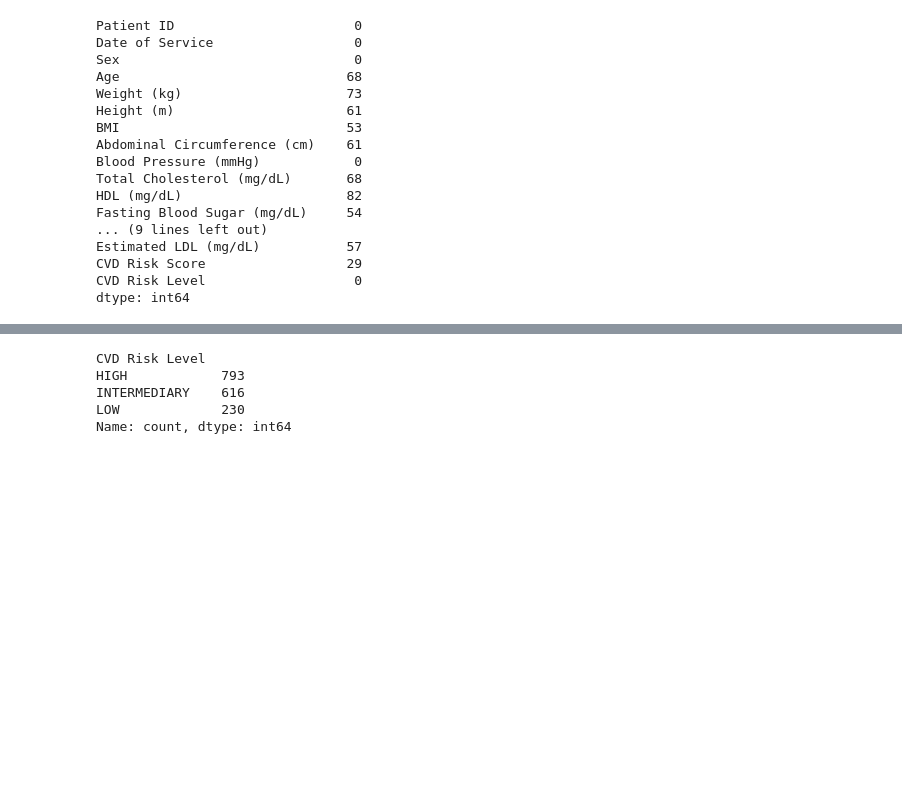
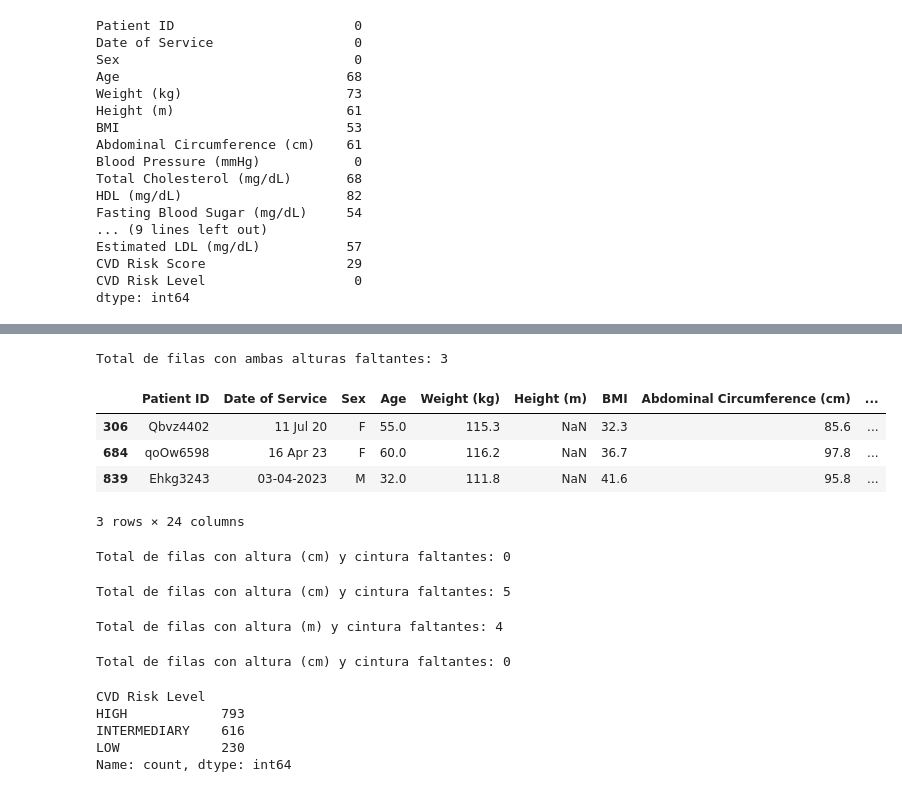
Before and after one commit to AlisonAristizabal/MaterialDeClase-ISIS-2611, a Jupyter notebook: Laboratorios/L1 Regresion Lineal/AnlisisDatos.ipynb, the cells around one changed output, grey strips where cells are left out. Cells and saved outputs as stored; diff of their text form; code cells hidden in the pictures; blank space fills up the shorter version.

```diff
--- a/Laboratorios/L1 Regresion Lineal/AnlisisDatos.ipynb
+++ b/Laboratorios/L1 Regresion Lineal/AnlisisDatos.ipynb
@@ -131,3 +191,36 @@ dtype: int64
+# %%
+filasAlturaNaN = data[data['Height (cm)'].isna() & data['Height (m)'].isna()]
+print(f"Total de filas con ambas alturas faltantes: {len(filasAlturaNaN)}")
+# %% [output]
+Total de filas con ambas alturas faltantes: 3
+# %%
+filasAlturaNaN
+# %% [output]
+|  | Patient ID | Date of Service | Sex | Age | Weight (kg) | Height (m) | BMI | Abdominal Circumference (cm) | ... |
+| 306 | Qbvz4402 | 11 Jul 20 | F | 55.0 | 115.3 | NaN | 32.3 | 85.6 | ... |
+| 684 | qoOw6598 | 16 Apr 23 | F | 60.0 | 116.2 | NaN | 36.7 | 97.8 | ... |
+| 839 | Ehkg3243 | 03-04-2023 | M | 32.0 | 111.8 | NaN | 41.6 | 95.8 | ... |
+3 rows × 24 columns
+# %%
+filasW_HNaN = data[data['Height (cm)'].isna() & data['Abdominal Circumference (cm)'].isna() & data['Waist-to-Height Ratio'].isna()]
+print(f"Total de filas con altura (cm) y cintura faltantes: {len(filasW_HNaN)}")
+# %% [output]
+Total de filas con altura (cm) y cintura faltantes: 0
+# %%
+filasWHNaN = data[data['Height (cm)'].isna() & data['Abdominal Circumference (cm)'].isna()]
+print(f"Total de filas con altura (cm) y cintura faltantes: {len(filasWHNaN)}")
+# %% [output]
+Total de filas con altura (cm) y cintura faltantes: 5
+# %%
+filasHm_NaN = data[data['Height (m)'].isna() & data['Abdominal Circumference (cm)'].isna()]
+print(f"Total de filas con altura (m) y cintura faltantes: {len(filasHm_NaN)}")
+# %% [output]
+Total de filas con altura (m) y cintura faltantes: 4
+# %%
+filasHW_NaN = data[data['Height (cm)'].isna() & data['Abdominal Circumference (cm)'].isna() & data['Height (m)'].isna()]
+print(f"Total de filas con altura (cm) y cintura faltantes: {len(filasHW_NaN)}")
+# %% [output]
+Total de filas con altura (cm) y cintura faltantes: 0
 # %%
 data["CVD Risk Level"].value_counts()
 # %% [output]
```
Also changed, not shown: parts of 21 cells of this notebook.
